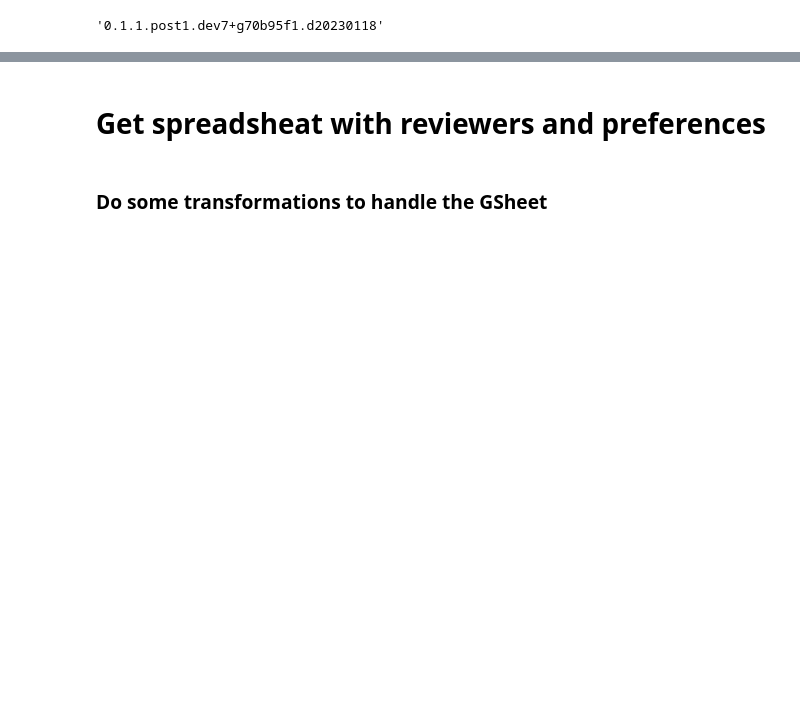
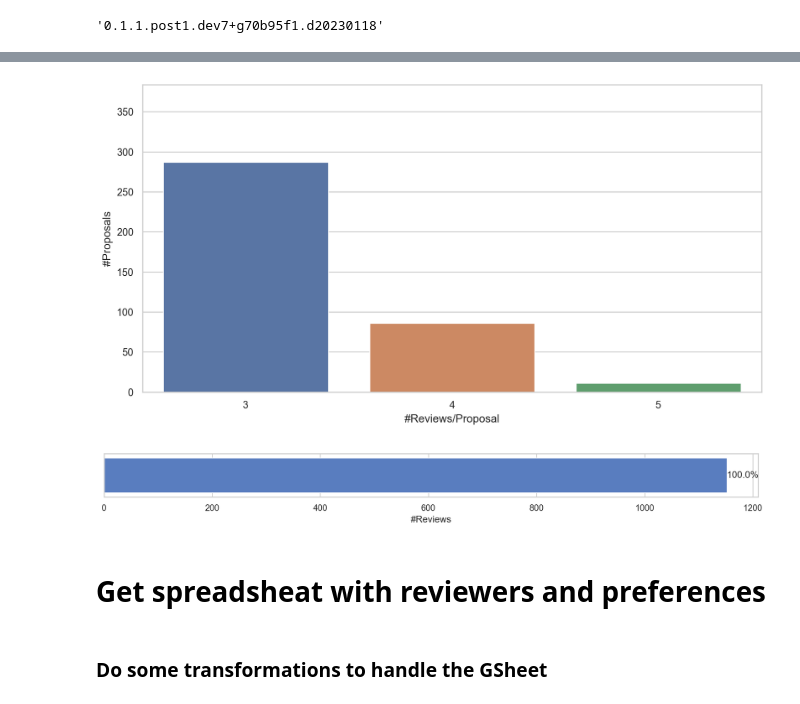
Before and after one commit to FlorianWilhelm/pytanis, a Jupyter notebook: notebooks/pyconde-pydata-berlin-2023/10_reviewer-assignment_v1.ipynb, the cells around one changed output, grey strips where cells are left out. Drawn from its saved outputs; the diff is of its cells as text; code cells hidden in the pictures; blank space fills up the shorter version.

Commit message:
Finished 1st version of the review docs

```diff
--- a/notebooks/pyconde-pydata-berlin-2023/10_reviewer-assignment_v1.ipynb
+++ b/notebooks/pyconde-pydata-berlin-2023/10_reviewer-assignment_v1.ipynb
@@ -57,2 +51,21 @@ subs_df[Col.track].replace(dict([community_map]), inplace=True)
+# %%
+pretalx_client = PretalxClient(blocking=True)
+subs_count, subs = pretalx_client.submissions(cfg['event_name'])
+revs_count, revs = pretalx_client.reviews(cfg['event_name'])
+subs, revs = list(subs), list(revs)
+# %%
+# count reviews that actually have scores
+revs_vcounts = pd.Series([r.submission for r in revs if r.score is not None]).value_counts()
+revs_vcounts = revs_vcounts.reset_index().rename(columns={"index": Col.submission, 0: Col.nreviews})
+# keep track of all reviews, i.e. proposals people interacted with
+revs_df_raw = pd.DataFrame([{"created": r.created, "updated": r.updated, Col.pretalx_user: r.user, "score": r.score, "review": r.submission} for r in revs])
+revs_df = revs_df_raw.groupby([Col.pretalx_user]).agg(lambda x: x.tolist()).reset_index()
+# %%
+subs_df = subs_as_df([sub for sub in subs if sub.state == "submitted"])  # Take only submitted ones
+subs_df[Col.track].replace(dict([community_map]), inplace=True)
+subs_df[Col.target_nreviews] = TARGET_REVIEWS
+subs_df = pd.merge(subs_df, revs_vcounts, on=Col.submission, how='left')
+subs_df[Col.nreviews] = subs_df[Col.nreviews].fillna(0).astype(int)
+subs_df[Col.rem_nreviews] = (subs_df[Col.target_nreviews] - subs_df[Col.nreviews]).map(lambda x: max(0, x))
 # %%
 # save all submission codes for later
@@ -60,6 +73,21 @@ all_sub_codes = list(subs_df.index)
-# %%
-# set the number of reviews we want
-subs_df[Col.target_nreviews] = 3
+# %%
+bp = sns.barplot(subs_df[Col.nreviews].value_counts().reset_index().rename(columns={'index': '#Reviews/Proposal', Col.nreviews: "#Proposals"}),
+                 x='#Reviews/Proposal', y="#Proposals")
+bp.set(ylim=(0, len(subs_df.index)));
+# %% [output]
+[figure, added]
+# %%
+progress_df = subs_df.copy()
+progress_df[Col.nreviews] = progress_df[Col.nreviews].map(lambda x: min(x, TARGET_REVIEWS)) # map more than 3 reviews to 3
+progress_df = progress_df[[Col.target_nreviews, Col.nreviews]].sum().to_frame().T
+f, ax = plt.subplots(figsize=(15, 1))
+sns.set_color_codes("pastel")
+sns.barplot(data=subs_df[[Col.target_nreviews, Col.nreviews]].sum().to_frame().T, x=Col.target_nreviews, color='b')
+sns.set_color_codes("muted")
+ax = sns.barplot(data=progress_df, x=Col.nreviews, color='b');
+ax.bar_label(ax.containers[1], labels=["{:.1%}".format(progress_df.loc[0, Col.nreviews] / progress_df.loc[0, Col.target_nreviews])]);
+# %% [output]
+[figure, added]
 # %% [markdown]
 # Get spreadsheat with reviewers and preferences
 # %%
```
Also changed, not shown: parts of 24 cells of this notebook, 6 other files.
